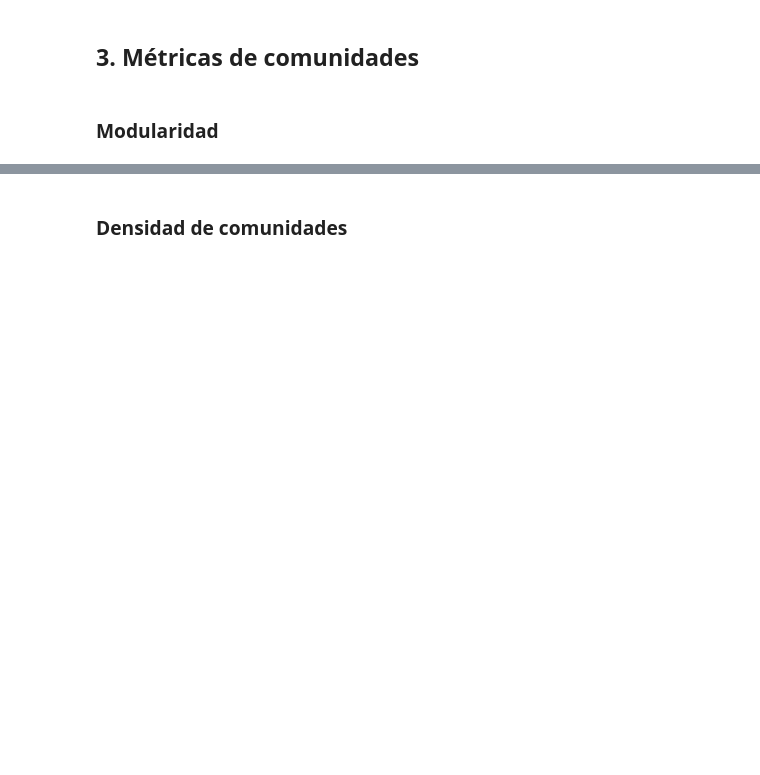
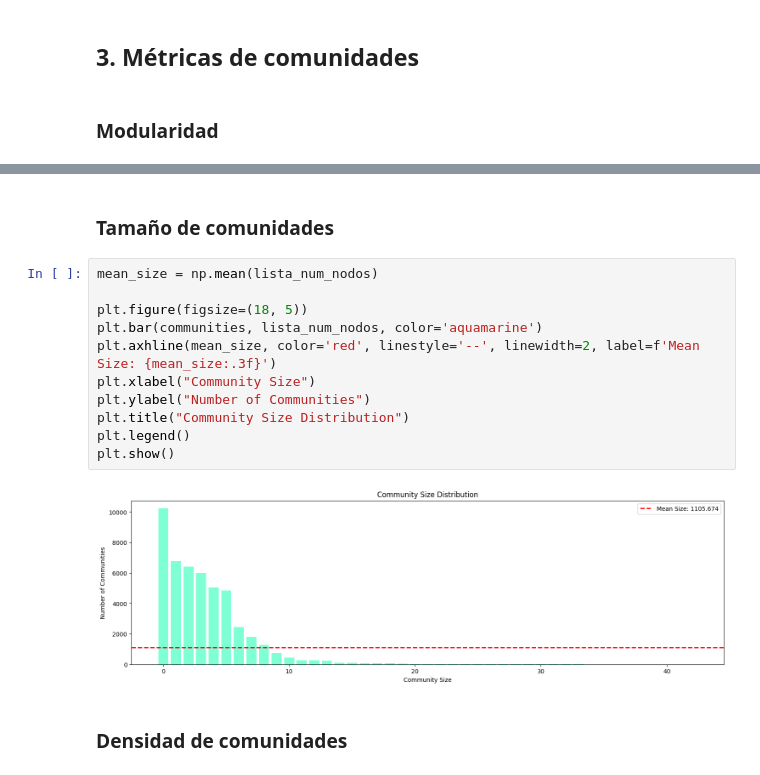
Before and after one commit to pintamonas4575/SNA-project-MAADM-UPM, a Jupyter notebook: SNA-práctica-2024-25.ipynb, the cells around one changed output, grey strips where cells are left out. Saved outputs shown, nothing was run; the diff lists cells and outputs as text; blank space fills up the shorter version.

```diff
--- a/SNA-práctica-2024-25.ipynb
+++ b/SNA-práctica-2024-25.ipynb
@@ -225,3 +222,18 @@ Modularidades: [0.412, 0.414, 0.414, 0.41, 0.414, 0.414, 0.409, 0.409, 0.411, 0.
+# %% [markdown]
+### **Tamaño de comunidades**
+# %%
+mean_size = np.mean(lista_num_nodos)
+
+plt.figure(figsize=(18, 5))
+plt.bar(communities, lista_num_nodos, color='aquamarine')
+plt.axhline(mean_size, color='red', linestyle='--', linewidth=2, label=f'Mean Size: {mean_size:.3f}')
+plt.xlabel("Community Size")
+plt.ylabel("Number of Communities")
+plt.title("Community Size Distribution")
+plt.legend()
+plt.show()
+# %% [output]
+[figure, added]
 # %% [markdown]
 ### **Densidad de comunidades**
 # %%
```
Also changed, not shown: parts of 24 cells of this notebook, 1 other file.
